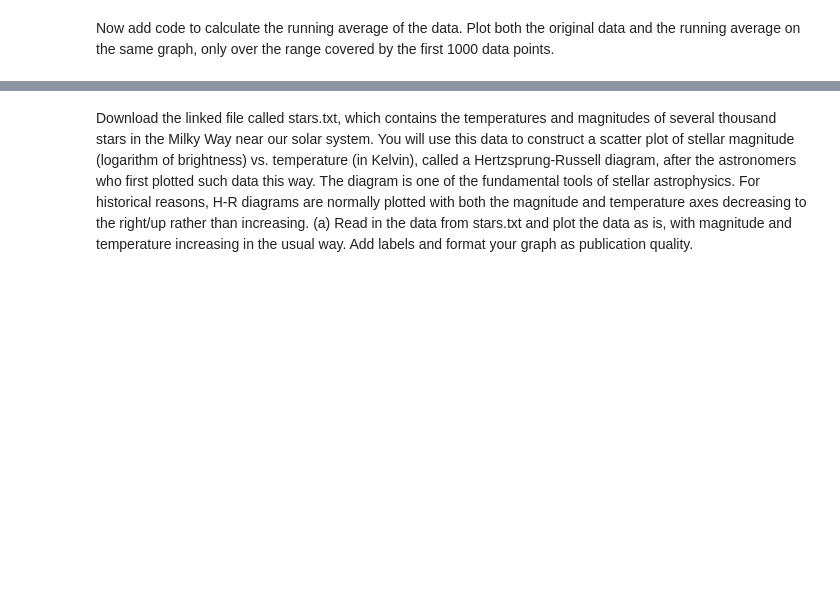
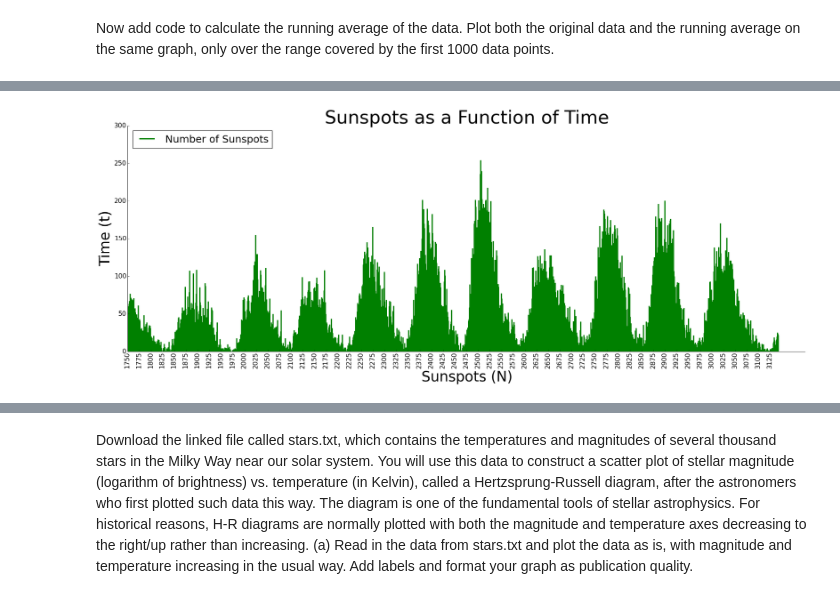
Before and after one commit to joknowle/PHYS202-S14, a Jupyter notebook: Graphics/GraphicsExercies.ipynb, the cells around one changed output, grey strips where cells are left out. Saved outputs shown, nothing was run; the diff lists cells and outputs as text; code cells hidden in the pictures; blank space fills up the shorter version.

```diff
--- a/Graphics/GraphicsExercies.ipynb
+++ b/Graphics/GraphicsExercies.ipynb
@@ -115,24 +115,25 @@ Now add code to calculate the running average of the data. Plot both the origina
 # %%
 x, y = np.loadtxt("sunspots.txt", unpack = True)
 plt.figure(figsize=(30,10), dpi=160)
-
-mAv = []
-n = np.arange(1001)
-#calc running average:
-for element in x:
-    mAv[] = x/n
-print mAv
-
 axis = gca()
 
 arr = np.empty(56)
+
 for b in range(0,56):
     arr[b] = int(1750 + b*25)
     plt.xlim(1750, 3200)
     plt.xticks(arr, rotation=('vertical'))
 
-plt.vlines(x, [0], y, colors='green', linewidth = 3, linestyles='solid', label="Number of Sunspots")
-plt.plot(mAv, y, linewidth = 2, linestyles='-')
+#calculate running average:
+comp = []
+running_sum = range(1,1001)
+for i in y:
+    comp.append(i/running_sum)
+
+
+
+plt.vlines(x, [0], y, colors='green', linewidth = 3, \
+           linestyles='solid', label="Number of Sunspots")
 
 axis.legend(loc='upper left', fontsize=25)
 
@@ -154,0 +155 @@ SyntaxError: invalid syntax (<ipython-input-21-2837368b0ac7>, line 8)
+[figure, added]
```
Also changed, not shown: parts of 2 cells of this notebook, 1 other file.
